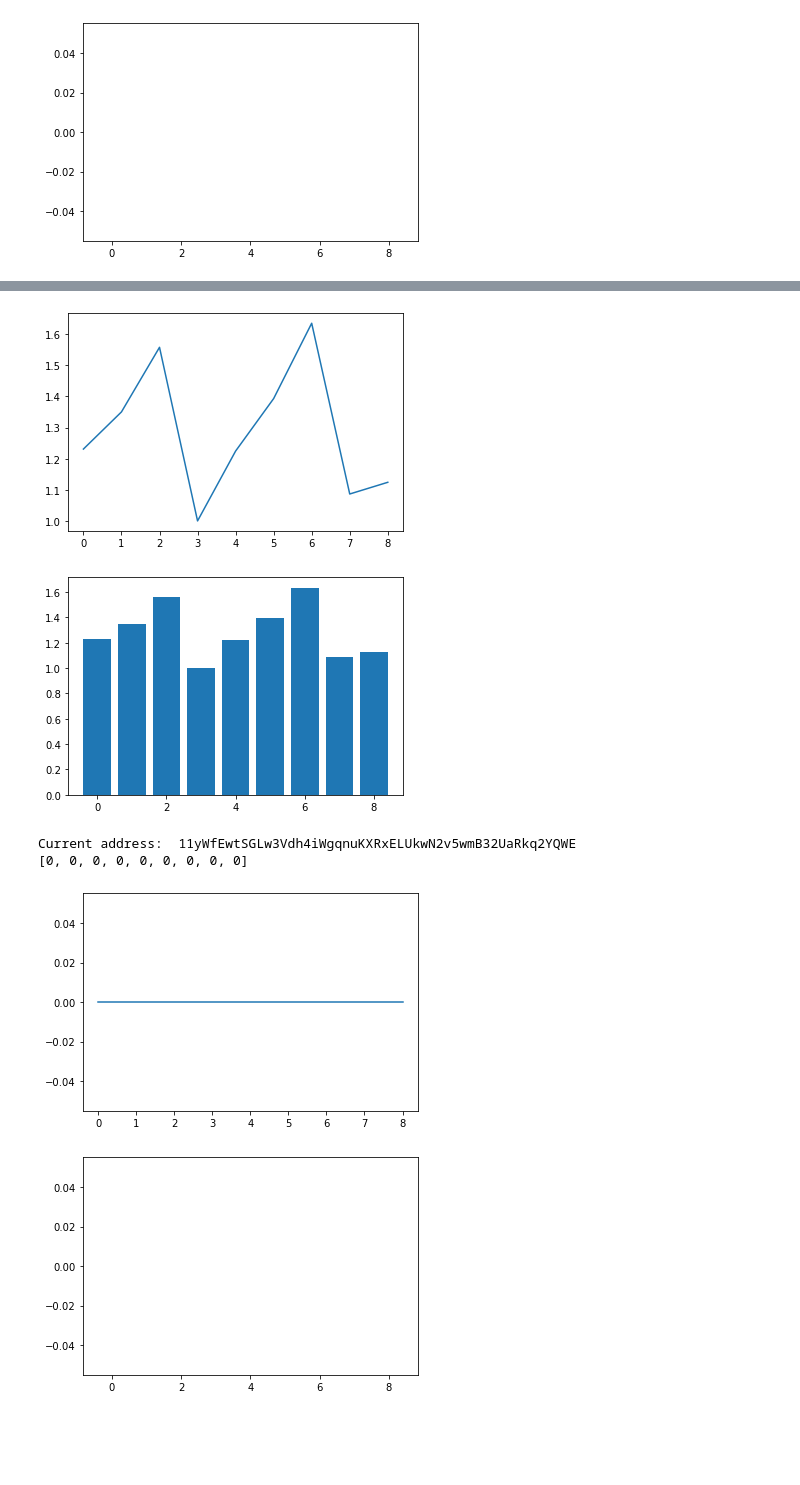
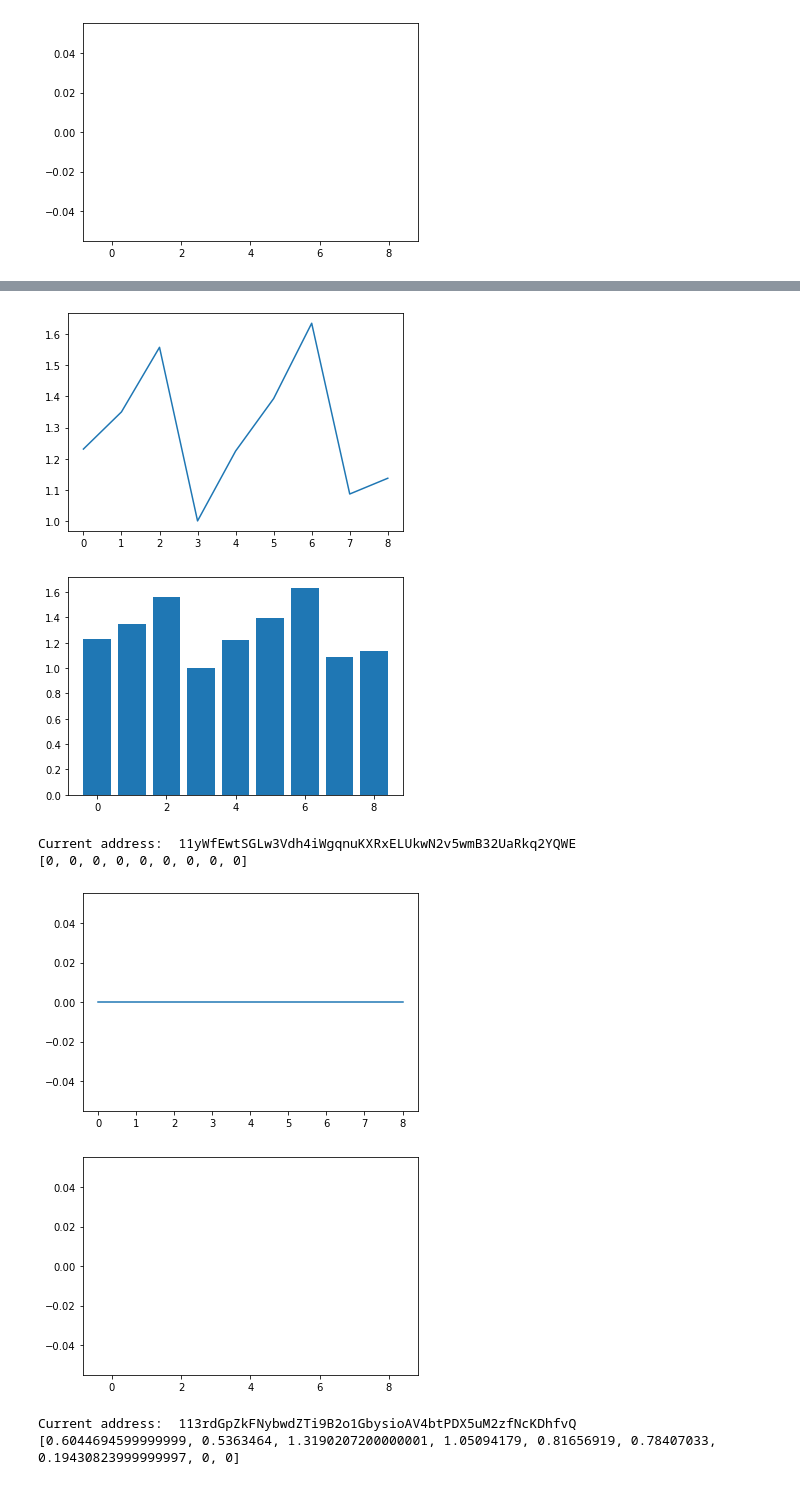
Before and after one commit to kristijanH1998/REU-Summer-Internship, a Jupyter notebook: Blockchain API Requests 2 (7.12).ipynb, the cells around one changed output, grey strips where cells are left out. Saved outputs shown, nothing was run; the diff lists cells and outputs as text; code cells hidden in the pictures; blank space fills up the shorter version.

```diff
--- a/Blockchain API Requests 2 (7.12).ipynb
+++ b/Blockchain API Requests 2 (7.12).ipynb
@@ -204,7 +204,7 @@ Current address:  11yWfEwtSGLw3Vdh4iWgqnuKXRxELUkwN2v5wmB32UaRkq2YQWE
 [figure]
 [figure]
 # %%
-#This program outputs weekly HNT earnings/rewards for data transfers, PoC witnessing and PoC challenging for multiple hotspots
+#This program outputs weekly HNT earnings/rewards for data transfers(data), PoC witnessing(witness) and PoC challenging(beacon) for multiple hotspots
 #in a given perimeter
 
 import pandas as pd
@@ -213,7 +213,7 @@ from datetime import date, timedelta
 import requests
 import json
 from matplotlib import pyplot as plt
-url = "https://api.helium.io/v1/hotspots/location/distance/?lat=36.871342&lon=-76.278701&distance=300"
+url = "https://api.helium.io/v1/hotspots/location/distance/?lat=36.871342&lon=-76.278701&distance=500"
 dict1 = json.loads(requests.get(url).text)
 
 minTime = []
@@ -235,11 +235,11 @@ print(dataPerAddress.keys())
 sum1 = 0
 
 for a in dataPerAddress:
-    dict = {}
     url = ""
     cursor = ''
     print("Current address: ", a)
     for t in range(len(minTime)):
+        dict.clear()
         url = "https://api.helium.io/v1/hotspots/" + a + "/activity/?filter_types=rewards_v2&min_time="+str(minTime[t])+"T00:00:01Z&max_time="+str(maxTime[t])+"T23:59:59Z"
 
 
@@ -276,6 +276,8 @@ Current address:  11MrT1pSG7JZS51KBtieiHkAT9LCQvfkafa7qmEzcqoZVPc5M5w
-[figure, old version]
+[figure, new version]
 [figure]
 Current address:  11yWfEwtSGLw3Vdh4iWgqnuKXRxELUkwN2v5wmB32UaRkq2YQWE
 [0, 0, 0, 0, 0, 0, 0, 0, 0]
 [figure]
 [figure]
+Current address:  113rdGpZkFNybwdZTi9B2o1GbysioAV4btPDX5uM2zfNcKDhfvQ
+[0.6044694599999999, 0.5363464, 1.3190207200000001, 1.05094179, 0.81656919, 0.78407033, 0.19430823999999997, 0, 0]
```
Also changed, not shown: parts of 1 cell of this notebook.
